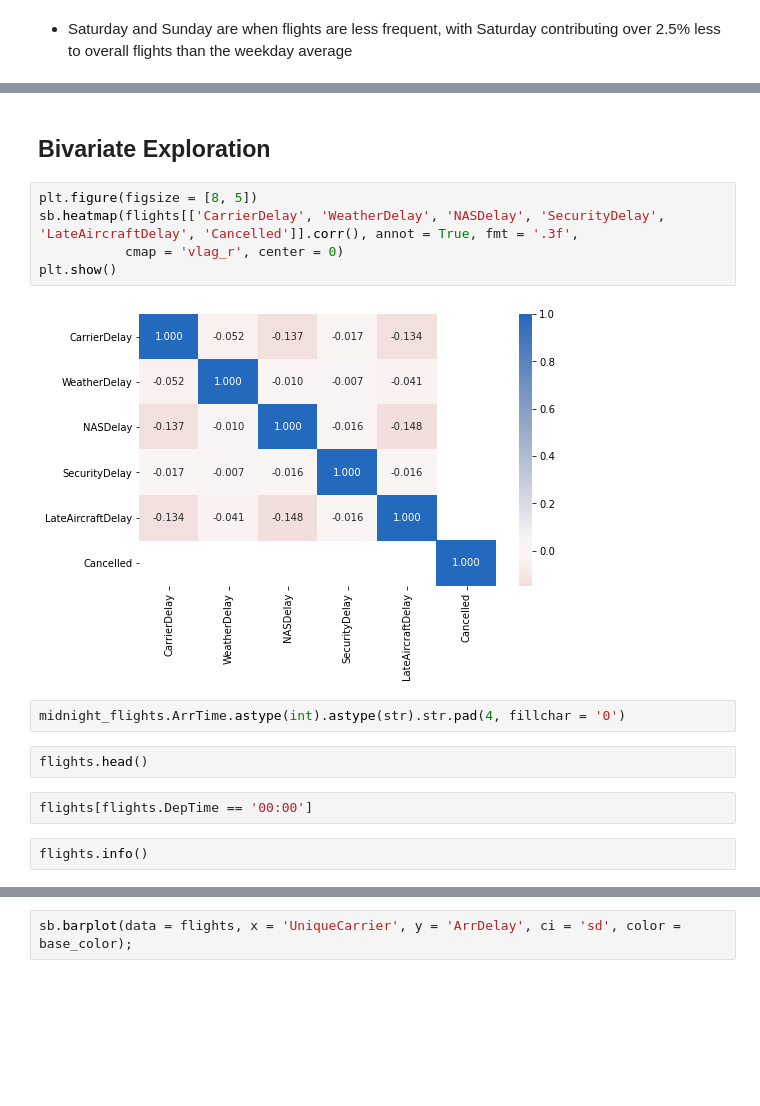
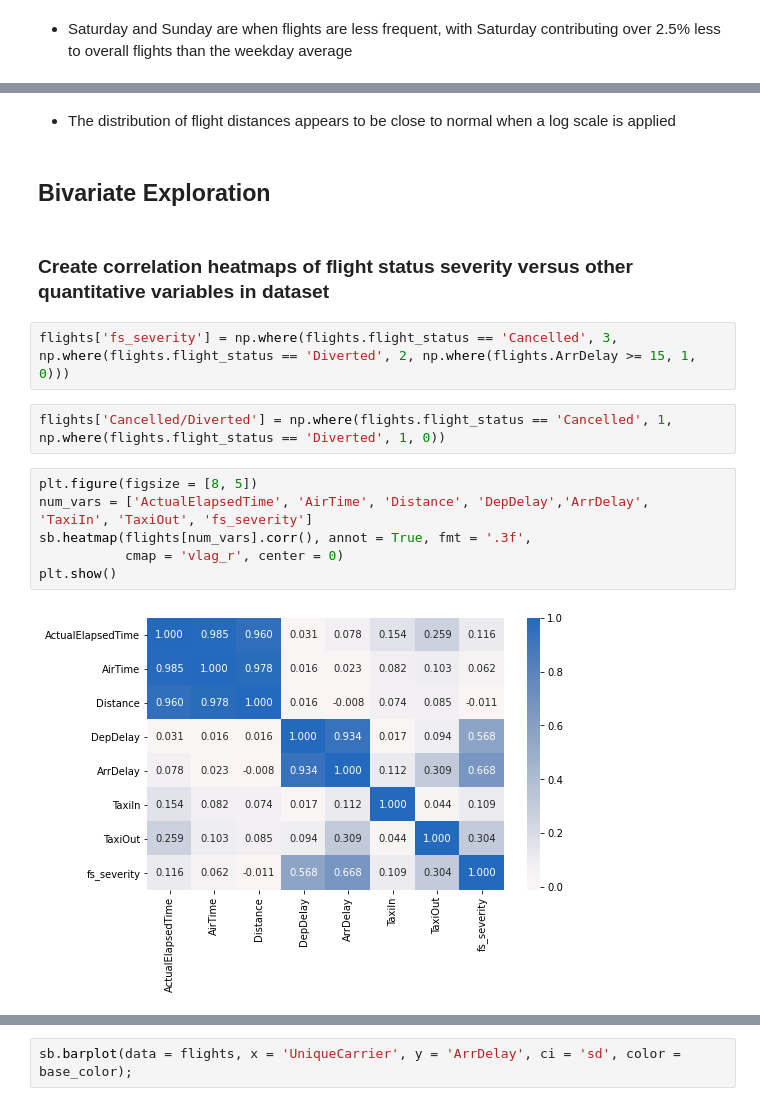
Before and after one commit to jessemoderwell/flights_data_visualizations, a Jupyter notebook: carrier_flights_exploratory_visualizations.ipynb, the cells around one changed output, grey strips where cells are left out. Saved outputs shown, nothing was run; the diff lists cells and outputs as text; blank space fills up the shorter version.

```diff
--- a/carrier_flights_exploratory_visualizations.ipynb
+++ b/carrier_flights_exploratory_visualizations.ipynb
@@ -146,17 +161,18 @@ for i in range(flights.DayOfWeek.value_counts().shape[0]):
+# %% [markdown]
+- The distribution of flight distances appears to be close to normal when a log scale is applied
 # %% [markdown]
 ## Bivariate Exploration
+# %% [markdown]
+### Create correlation heatmaps of flight status severity versus other quantitative variables in dataset
+# %%
+flights['fs_severity'] = np.where(flights.flight_status == 'Cancelled', 3, np.where(flights.flight_status == 'Diverted', 2, np.where(flights.ArrDelay >= 15, 1, 0)))
+# %%
+flights['Cancelled/Diverted'] = np.where(flights.flight_status == 'Cancelled', 1, np.where(flights.flight_status == 'Diverted', 1, 0))
 # %%
 plt.figure(figsize = [8, 5])
-sb.heatmap(flights[['CarrierDelay', 'WeatherDelay', 'NASDelay', 'SecurityDelay', 'LateAircraftDelay', 'Cancelled']].corr(), annot = True, fmt = '.3f',
+num_vars = ['ActualElapsedTime', 'AirTime', 'Distance', 'DepDelay','ArrDelay', 'TaxiIn', 'TaxiOut', 'fs_severity']
+sb.heatmap(flights[num_vars].corr(), annot = True, fmt = '.3f',
            cmap = 'vlag_r', center = 0)
 plt.show()
 # %% [output]
-[figure, old version]
+[figure, new version]
-# %%
-midnight_flights.ArrTime.astype(int).astype(str).str.pad(4, fillchar = '0')
-# %%
-flights.head()
-# %%
-flights[flights.DepTime == '00:00']
-# %%
-flights.info()
```
Also changed, not shown: parts of 28 cells of this notebook, 1 other file.
